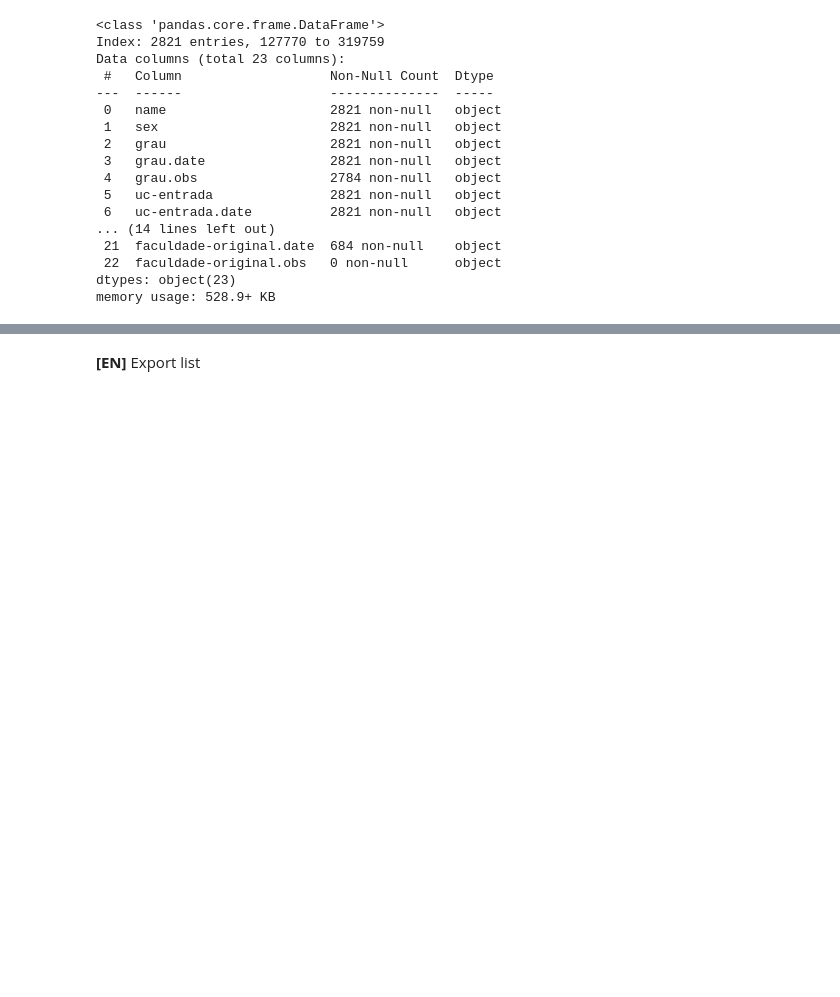
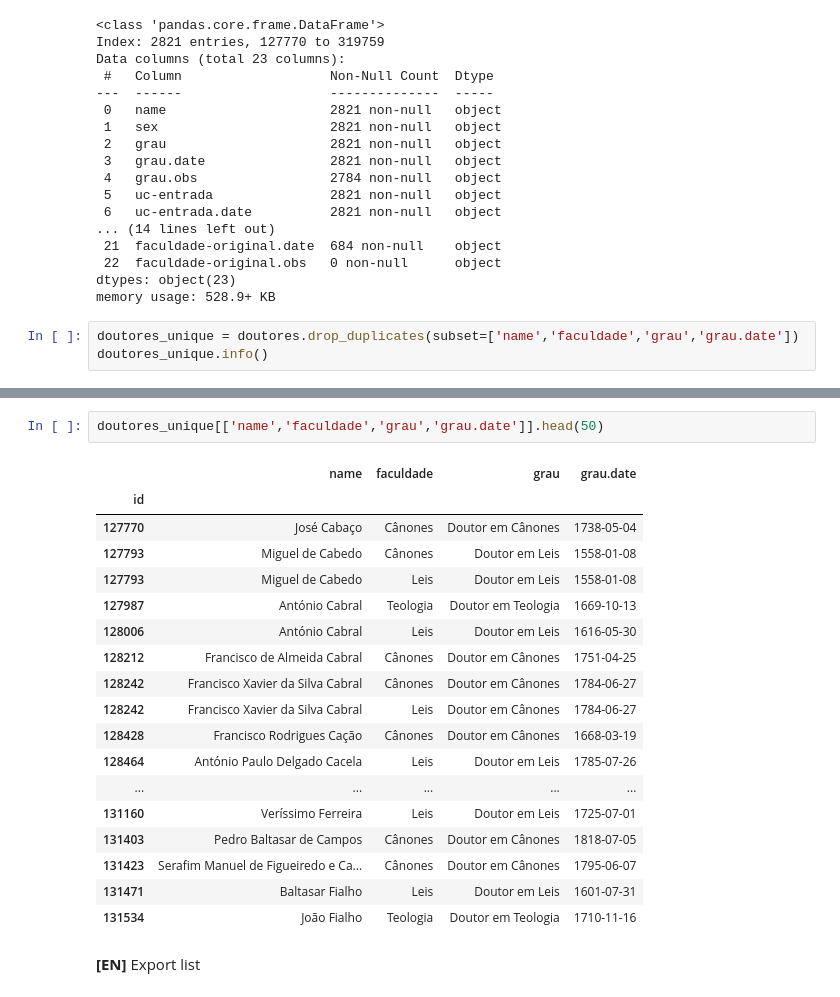
Before and after one commit to joaquimrcarvalho/fauc1537-1919, a Jupyter notebook: notebooks/037-doutores.ipynb, the cells around one changed output, grey strips where cells are left out. Drawn from its saved outputs; the diff is of its cells as text; blank space fills up the shorter version.

Commit message:
Remove duplicates from listing "doutores"

```diff
--- a/notebooks/037-doutores.ipynb
+++ b/notebooks/037-doutores.ipynb
@@ -59,3 +58,6 @@ Data columns (total 23 columns):
  22  faculdade-original.obs   0 non-null      object
 dtypes: object(23)
 memory usage: 528.9+ KB
+# %%
+doutores_unique = doutores.drop_duplicates(subset=['name','faculdade','grau','grau.date'])
+doutores_unique.info()
@@ -62,3 +82,24 @@ memory usage: 528.9+ KB
+# %%
+doutores_unique[['name','faculdade','grau','grau.date']].head(50)
+# %% [output]
+|  | name | faculdade | grau | grau.date |
+| id |  |  |  |  |
+| 127770 | José Cabaço | Cânones | Doutor em Cânones | 1738-05-04 |
+| 127793 | Miguel de Cabedo | Cânones | Doutor em Leis | 1558-01-08 |
+| 127793 | Miguel de Cabedo | Leis | Doutor em Leis | 1558-01-08 |
+| 127987 | António Cabral | Teologia | Doutor em Teologia | 1669-10-13 |
+| 128006 | António Cabral | Leis | Doutor em Leis | 1616-05-30 |
+| 128212 | Francisco de Almeida Cabral | Cânones | Doutor em Cânones | 1751-04-25 |
+| 128242 | Francisco Xavier da Silva Cabral | Cânones | Doutor em Cânones | 1784-06-27 |
+| 128242 | Francisco Xavier da Silva Cabral | Leis | Doutor em Cânones | 1784-06-27 |
+| 128428 | Francisco Rodrigues Cação | Cânones | Doutor em Cânones | 1668-03-19 |
+| 128464 | António Paulo Delgado Cacela | Leis | Doutor em Leis | 1785-07-26 |
+| ... | ... | ... | ... | ... |
+| 131160 | Veríssimo Ferreira | Leis | Doutor em Leis | 1725-07-01 |
+| 131403 | Pedro Baltasar de Campos | Cânones | Doutor em Cânones | 1818-07-05 |
+| 131423 | Serafim Manuel de Figueiredo e Ca... | Cânones | Doutor em Cânones | 1795-06-07 |
+| 131471 | Baltasar Fialho | Leis | Doutor em Leis | 1601-07-31 |
+| 131534 | João Fialho | Teologia | Doutor em Teologia | 1710-11-16 |
 # %% [markdown]
 **[EN]** Export list
 # %%
```
Also changed, not shown: parts of 2 cells of this notebook.
